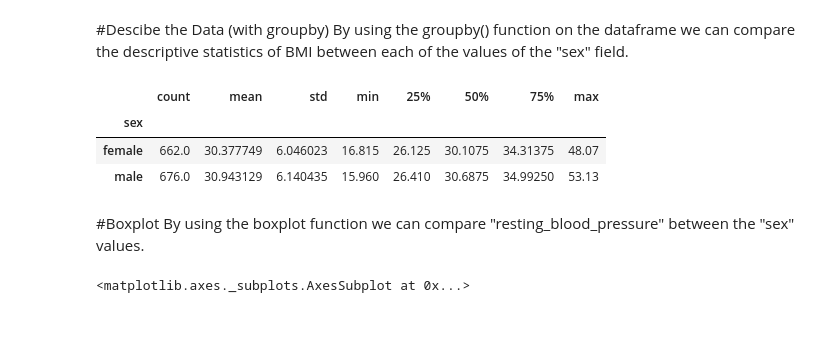
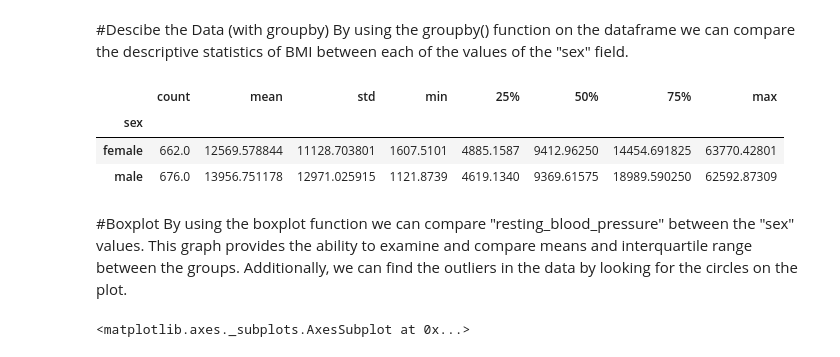
Before and after one commit to uofldmlab/IntroDMLab, a Jupyter notebook: demo_lab_01.ipynb, the cells around one changed output. Saved outputs shown, nothing was run; the diff lists cells and outputs as text; code cells hidden in the pictures; blank space fills up the shorter version.

```diff
--- a/demo_lab_01.ipynb
+++ b/demo_lab_01.ipynb
@@ -143,15 +165,15 @@ df.describe()
 #Descibe the Data (with groupby)
 By using the groupby() function on the dataframe we can compare the descriptive statistics of BMI between each of the values of the "sex" field.
 # %%
-df.groupby(["sex"])['bmi'].describe()
+df.groupby(["sex"])['charges'].describe()
 # %% [output]
 |  | count | mean | std | min | 25% | 50% | 75% | max |
 | sex |  |  |  |  |  |  |  |  |
-| female | 662.0 | 30.377749 | 6.046023 | 16.815 | 26.125 | 30.1075 | 34.31375 | 48.07 |
-| male | 676.0 | 30.943129 | 6.140435 | 15.960 | 26.410 | 30.6875 | 34.99250 | 53.13 |
+| female | 662.0 | 12569.578844 | 11128.703801 | 1607.5101 | 4885.1587 | 9412.96250 | 14454.691825 | 63770.42801 |
+| male | 676.0 | 13956.751178 | 12971.025915 | 1121.8739 | 4619.1340 | 9369.61575 | 18989.590250 | 62592.87309 |
 # %% [markdown]
 #Boxplot
-By using the boxplot function we can compare "resting_blood_pressure" between the "sex" values.
+By using the boxplot function we can compare "resting_blood_pressure" between the "sex" values.  This graph provides the ability to examine and compare means and interquartile range between the groups.  Additionally, we can find the outliers in the data by looking for the circles on the plot.
 # %%
 df[['sex','bmi']].boxplot(by="sex",figsize=(15, 8))
 # %% [output]
```
Also changed, not shown: parts of 19 cells of this notebook.
